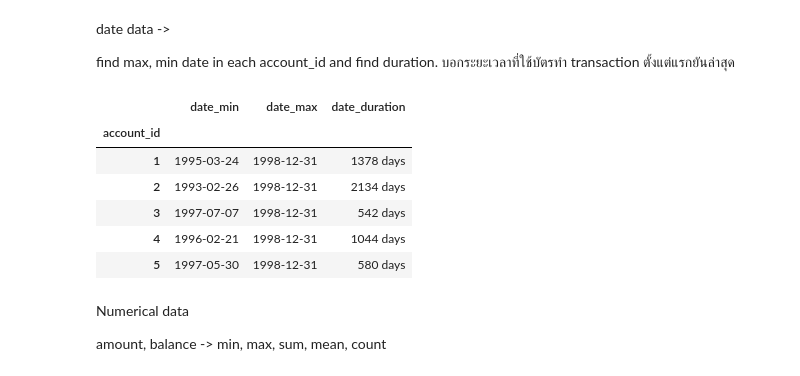
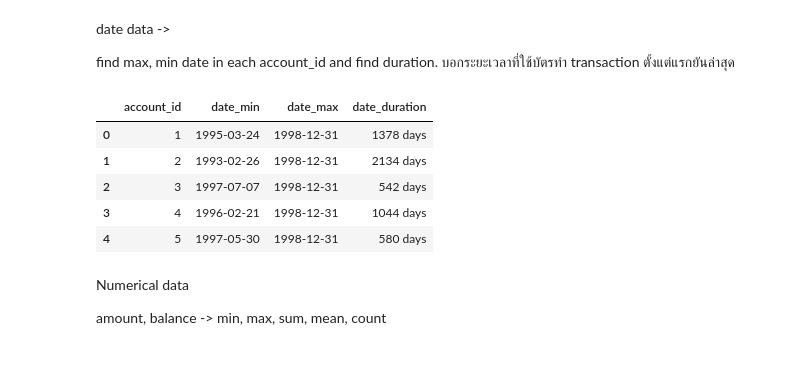
Before and after one commit to sorayutmild/loan-default-prediction, a Jupyter notebook: data_manipulation.ipynb, the cells around one changed output. Saved outputs shown, nothing was run; the diff lists cells and outputs as text; code cells hidden in the pictures.

```diff
--- a/data_manipulation.ipynb
+++ b/data_manipulation.ipynb
@@ -390,20 +496,19 @@ date data ->
 find max, min date in each account_id and find duration. บอกระยะเวลาที่ใช้บัตรทำ transaction ตั้งแต่แรกยันล่าสุด
 # %%
 trans_df_drop['date'] = pd.to_datetime(trans_df_drop['date'], format='%Y-%m-%d')
-trans_date = trans_df_drop.groupby(by='account_id').agg([min, max])['date']
+trans_date = trans_df_drop.groupby(by='account_id').agg([min, max])['date'].reset_index()
 
 trans_date['duration'] = trans_date['max'] - trans_date['min']
 trans_date = add_prefix_to_colnames(trans_date, prefix='date_')
 
 trans_date.head()
 # %% [output]
-|  | date_min | date_max | date_duration |
-| account_id |  |  |  |
-| 1 | 1995-03-24 | 1998-12-31 | 1378 days |
-| 2 | 1993-02-26 | 1998-12-31 | 2134 days |
-| 3 | 1997-07-07 | 1998-12-31 | 542 days |
-| 4 | 1996-02-21 | 1998-12-31 | 1044 days |
-| 5 | 1997-05-30 | 1998-12-31 | 580 days |
+|  | account_id | date_min | date_max | date_duration |
+| 0 | 1 | 1995-03-24 | 1998-12-31 | 1378 days |
+| 1 | 2 | 1993-02-26 | 1998-12-31 | 2134 days |
+| 2 | 3 | 1997-07-07 | 1998-12-31 | 542 days |
+| 3 | 4 | 1996-02-21 | 1998-12-31 | 1044 days |
+| 4 | 5 | 1997-05-30 | 1998-12-31 | 580 days |
 # %% [markdown]
 Numerical data
 
```
Also changed, not shown: parts of 39 cells of this notebook, 1 other file.
